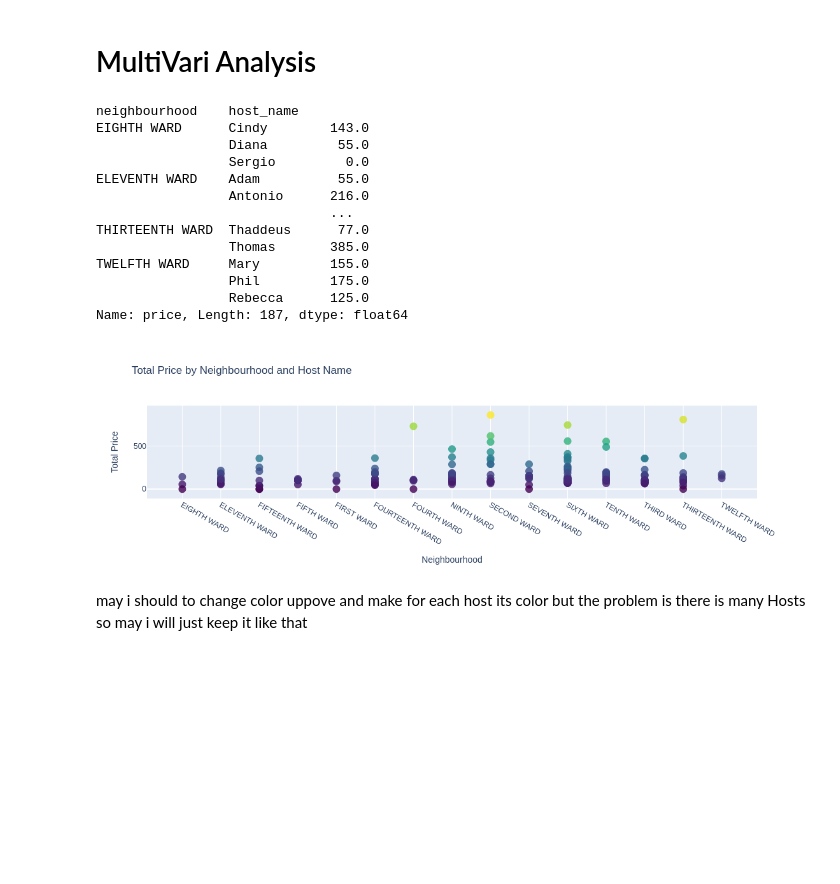
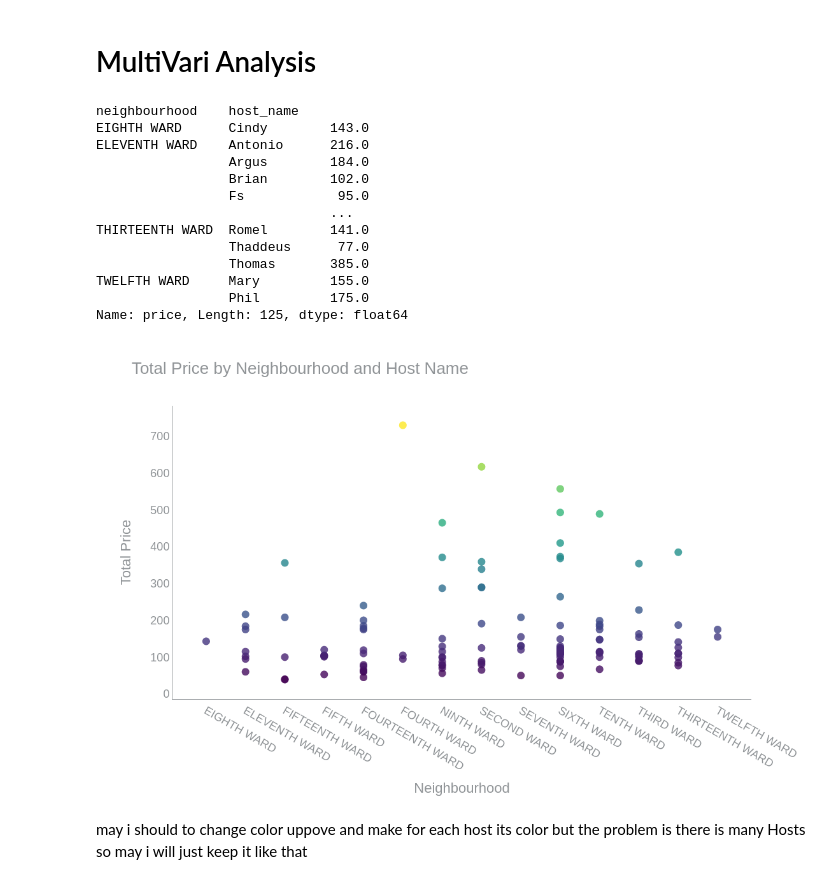
Before and after one commit to ABDULLAHHG/Airbnb-Listing, a Jupyter notebook: Airbnb 2024 EDA.ipynb, the cells around one changed output. Drawn from its saved outputs; the diff is of its cells as text; code cells hidden in the pictures; blank space fills up the shorter version.

Commit message:
update graphs layout

```diff
--- a/Airbnb 2024 EDA.ipynb
+++ b/Airbnb 2024 EDA.ipynb
@@ -257,7 +257,7 @@ dtype: int64
 # %% [markdown]
 #### for now we will drop them
 # %%
-# data_without_outliers = data_without_outliers.dropna()
+data_without_outliers = data_without_outliers.dropna()
 # %%
 for col in df.columns:
     print(f"Number of unique values in column {col} is : {data_without_outliers[col].nunique()}")
@@ -450,47 +462,50 @@ data_without_outliers.groupby(["neighbourhood" , "host_name"])["price"].sum()
 # %% [output]
 neighbourhood    host_name
 EIGHTH WARD      Cindy        143.0
-                 Diana         55.0
-                 Sergio         0.0
-ELEVENTH WARD    Adam          55.0
-                 Antonio      216.0
+ELEVENTH WARD    Antonio      216.0
+                 Argus        184.0
+                 Brian        102.0
+                 Fs            95.0
                               ...
-THIRTEENTH WARD  Thaddeus      77.0
+THIRTEENTH WARD  Romel        141.0
+                 Thaddeus      77.0
                  Thomas       385.0
 TWELFTH WARD     Mary         155.0
                  Phil         175.0
-                 Rebecca      125.0
-Name: price, Length: 187, dtype: float64
+Name: price, Length: 125, dtype: float64
 # %%
 # Group the data by 'neighbourhood' and 'host_name', and sum the 'price' column
 grouped_data = data_without_outliers.groupby(["neighbourhood", "host_name"])["price"].sum().reset_index()
 
 # Create the Plotly figure
 fig = go.Figure(data=go.Scatter(
     x=grouped_data["neighbourhood"],
     y=grouped_data["price"],
     mode='markers',
     text=grouped_data["host_name"],
     marker=dict(
         size=12,
         color=grouped_data["price"],
         colorscale='Viridis',
         opacity=0.8
     )
 ))
 
 # Customize the layout
-fig.update_layout(
-    title="Total Price by Neighbourhood and Host Name",
-    xaxis_title="Neighbourhood",
-    yaxis_title="Total Price",
-    hovermode="closest"
-)
+fig.update_layout(plot_bgcolor = "white",
+                 font = dict(color = "#909497", size = 18),
+                 title = dict(text = "Total Price by Neighbourhood and Host Name", font = dict(size = 26)),
+                 xaxis = dict(title = "Neighbourhood", linecolor = "#909497"),
+                 yaxis = dict(title = "Total Price", tickformat = ",", linecolor = "#909497"),
+                 margin = dict(t = 100, r = 80, b = 80, l = 120),
+                 hovermode="closest",
+                 height = 720,
+                 width = 1000)
 
 # Display the plot
 fig.show()
 # %% [output]
-[figure, old version]
+[figure, new version]
 # %% [markdown]
 may i should to change color uppove and make for each host its color but the problem is there is many Hosts so may i will just keep it like that
 # %%
```
Also changed, not shown: parts of 14 cells of this notebook.
